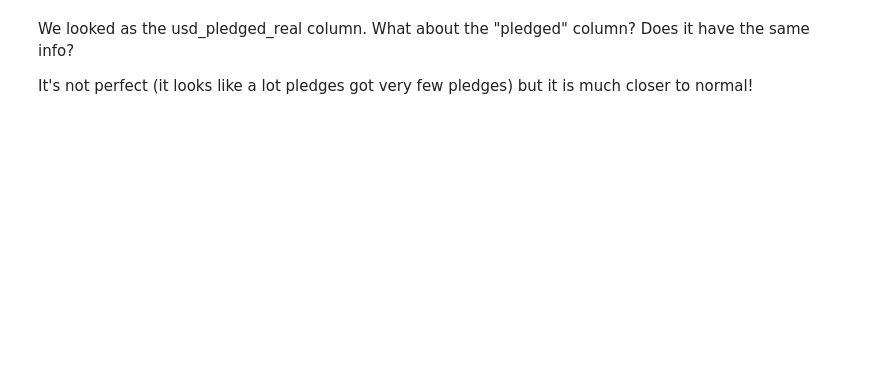
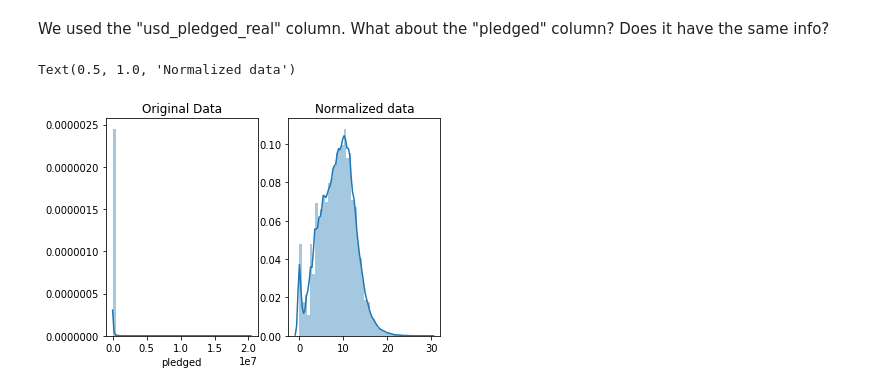
Before and after one commit to Kaggle/learntools, a Jupyter notebook: notebooks/data_cleaning/raw/ex2.ipynb, the cells around one changed output. Cells and saved outputs as stored; diff of their text form; code cells hidden in the pictures; blank space fills up the shorter version.

```diff
--- a/notebooks/data_cleaning/raw/ex2.ipynb
+++ b/notebooks/data_cleaning/raw/ex2.ipynb
@@ -93,5 +103,2 @@ ax[1].set_title("Normalized data")
 # %% [markdown]
-We looked as the usd_pledged_real column. What about the "pledged" column? Does it have the same info?
-
-
-It's not perfect (it looks like a lot pledges got very few pledges) but it is much closer to normal!
+We used the "usd_pledged_real" column. What about the "pledged" column? Does it have the same info?
@@ -101,0 +105,22 @@ It's not perfect (it looks like a lot pledges got very few pledges) but it is mu
+# %%
+# Your turn!
+# get the index of all positive pledges (Box-Cox only takes positive values)
+index_of_positive_pledges = kickstarters_2017.pledged > 0
+
+# get only positive pledges (using their indexes)
+positive_pledges = kickstarters_2017.pledged.loc[index_of_positive_pledges]
+
+# normalize the pledges (w/ Box-Cox)
+normalized_pledges = stats.boxcox(positive_pledges)[0]
+
+# plot both together to compare
+fig, ax=plt.subplots(1,2)
+sns.distplot(positive_pledges, ax=ax[0])
+ax[0].set_title("Original Data")
+sns.distplot(normalized_pledges, ax=ax[1])
+ax[1].set_title("Normalized data")
+
+## TODO: question 3 check
+# %% [output]
+Text(0.5, 1.0, 'Normalized data')
+[figure, added]
```
Also changed, not shown: parts of 19 cells of this notebook, 14 other files.
